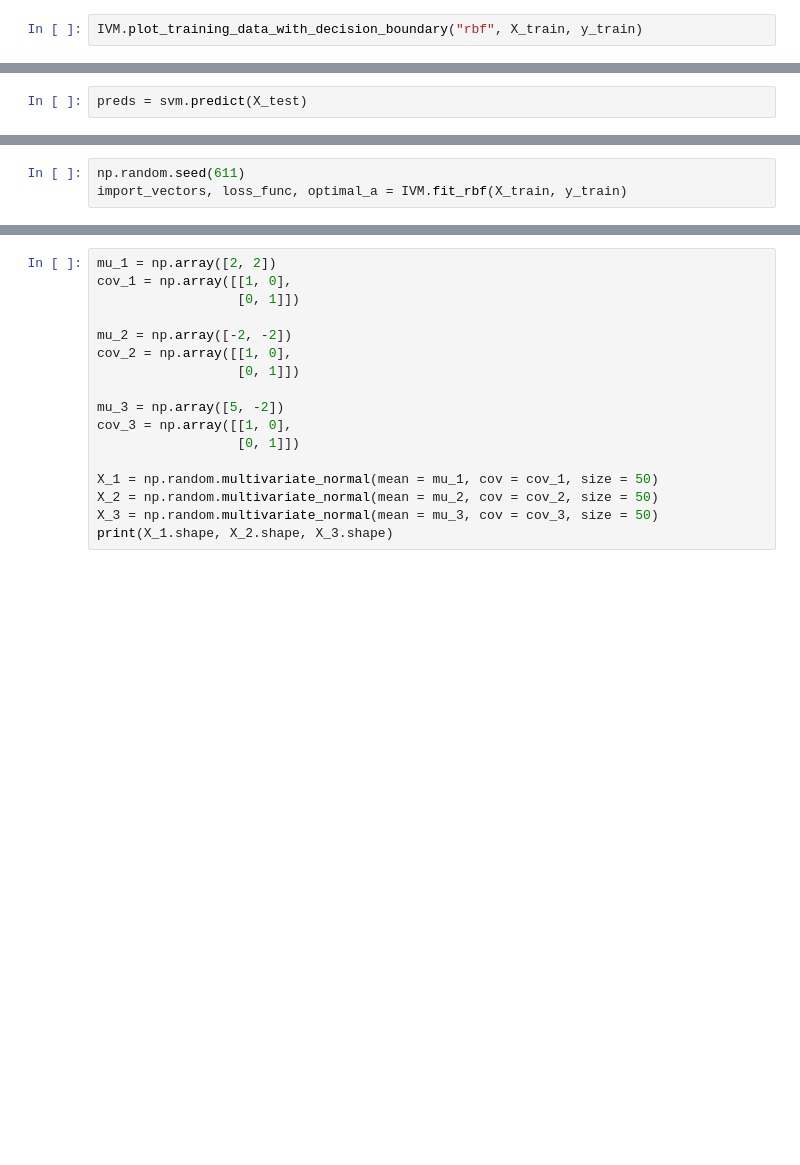
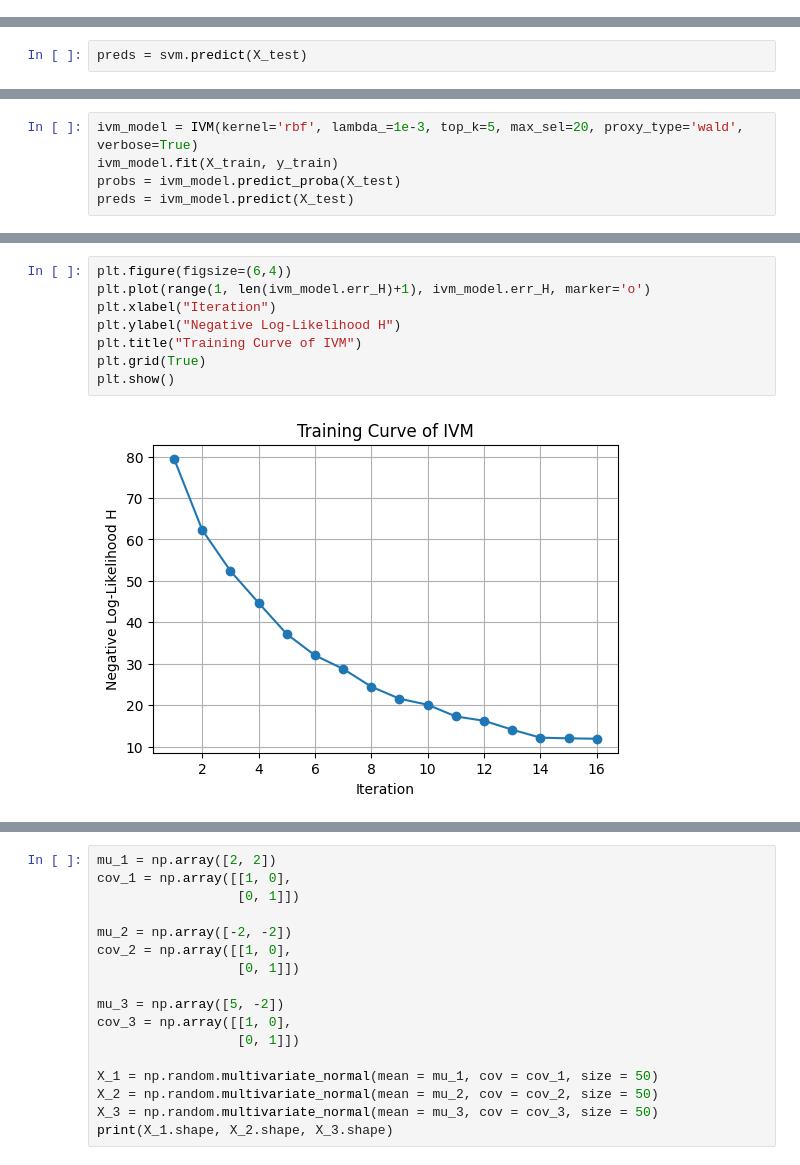
Before and after one commit to LavonASC20/IVM, a Jupyter notebook: importVectorsToyExamples.ipynb, the cells around one changed output, grey strips where cells are left out. Cells and saved outputs as stored; diff of their text form; blank space fills up the shorter version.

```diff
--- a/importVectorsToyExamples.ipynb
+++ b/importVectorsToyExamples.ipynb
@@ -35,5 +35,3 @@ X_train, X_test, y_train, y_test = train_test_split(X, y, test_size = 0.25, rand
 lr = LogisticRegression(penalty="l2", multi_class="multinomial").fit(X_train, y_train)
 # %%
 svm = SVC(kernel = "rbf").fit(X_train, y_train)
-# %%
-IVM.plot_training_data_with_decision_boundary("rbf", X_train, y_train)
@@ -73,3 +68,0 @@ weighted avg       0.96      0.96      0.96        50
-# %%
-np.random.seed(611)
-import_vectors, loss_func, optimal_a = IVM.fit_rbf(X_train, y_train)
@@ -138,0 +69,5 @@ IVM.plot_training_data_with_decision_boundary_IVM("rbf", X, y, import_vectors)
+# %%
+ivm_model = IVM(kernel='rbf', lambda_=1e-3, top_k=5, max_sel=20, proxy_type='wald', verbose=True)
+ivm_model.fit(X_train, y_train)
+probs = ivm_model.predict_proba(X_test)
+preds = ivm_model.predict(X_test)
@@ -138,0 +92,10 @@ IVM.plot_training_data_with_decision_boundary_IVM("rbf", X, y, import_vectors)
+# %%
+plt.figure(figsize=(6,4))
+plt.plot(range(1, len(ivm_model.err_H)+1), ivm_model.err_H, marker='o')
+plt.xlabel("Iteration")
+plt.ylabel("Negative Log-Likelihood H")
+plt.title("Training Curve of IVM")
+plt.grid(True)
+plt.show()
+# %% [output]
+[figure, added]
```
Also changed, not shown: parts of 14 cells of this notebook, 1 other file.
